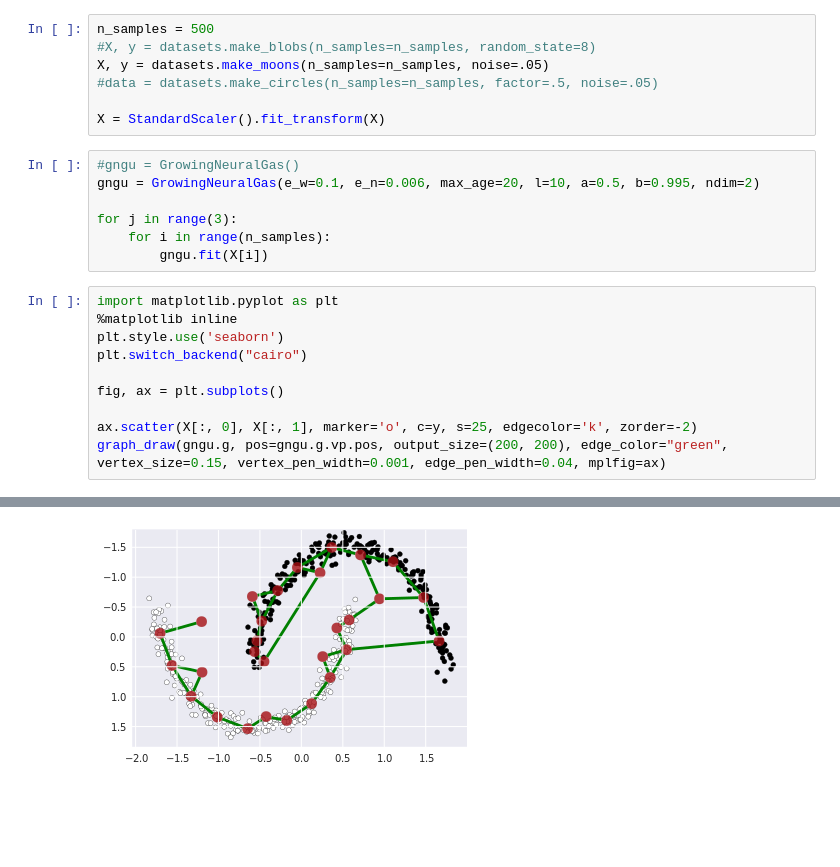
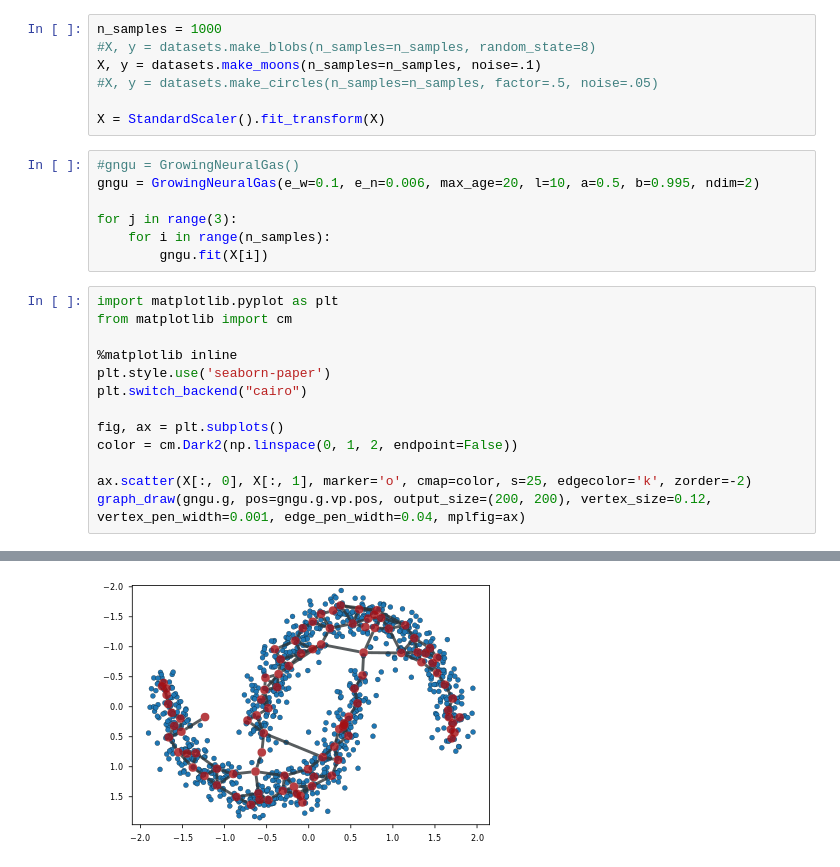
Before and after one commit to nhabbash/con-rl, a Jupyter notebook: notebooks/gng/gngu.ipynb, the cells around one changed output, grey strips where cells are left out. Cells and saved outputs as stored; diff of their text form; blank space fills up the shorter version.

```diff
--- a/notebooks/gng/gngu.ipynb
+++ b/notebooks/gng/gngu.ipynb
@@ -12,10 +12,10 @@ import numpy as np
 from sklearn import datasets
 from sklearn.preprocessing import StandardScaler
 # %%
-n_samples = 500
+n_samples = 1000
 #X, y = datasets.make_blobs(n_samples=n_samples, random_state=8)
-X, y = datasets.make_moons(n_samples=n_samples, noise=.05)
-#data = datasets.make_circles(n_samples=n_samples, factor=.5, noise=.05)
+X, y = datasets.make_moons(n_samples=n_samples, noise=.1)
+#X, y = datasets.make_circles(n_samples=n_samples, factor=.5, noise=.05)
 
 X = StandardScaler().fit_transform(X)
 # %%
@@ -27,12 +27,15 @@ for j in range(3):
         gngu.fit(X[i])
 # %%
 import matplotlib.pyplot as plt
+from matplotlib import cm
+
 %matplotlib inline
-plt.style.use('seaborn')
+plt.style.use('seaborn-paper')
 plt.switch_backend("cairo")
 
 fig, ax = plt.subplots()
+color = cm.Dark2(np.linspace(0, 1, 2, endpoint=False))
 
-ax.scatter(X[:, 0], X[:, 1], marker='o', c=y, s=25, edgecolor='k', zorder=-2)
-graph_draw(gngu.g, pos=gngu.g.vp.pos, output_size=(200, 200), edge_color="green", vertex_size=0.15, vertex_pen_width=0.001, edge_pen_width=0.04, mplfig=ax)
+ax.scatter(X[:, 0], X[:, 1], marker='o', cmap=color, s=25, edgecolor='k', zorder=-2)
+graph_draw(gngu.g, pos=gngu.g.vp.pos, output_size=(200, 200), vertex_size=0.12, vertex_pen_width=0.001, edge_pen_width=0.04, mplfig=ax)
 # %% [output]
@@ -40,4 +43,4 @@ graph_draw(gngu.g, pos=gngu.g.vp.pos, output_size=(200, 200), edge_color="green"
-[figure, old version]
+[figure, new version]
 # %%
 from src.plotting import *
 
```
Also changed, not shown: parts of 2 cells of this notebook, 7 other files.
